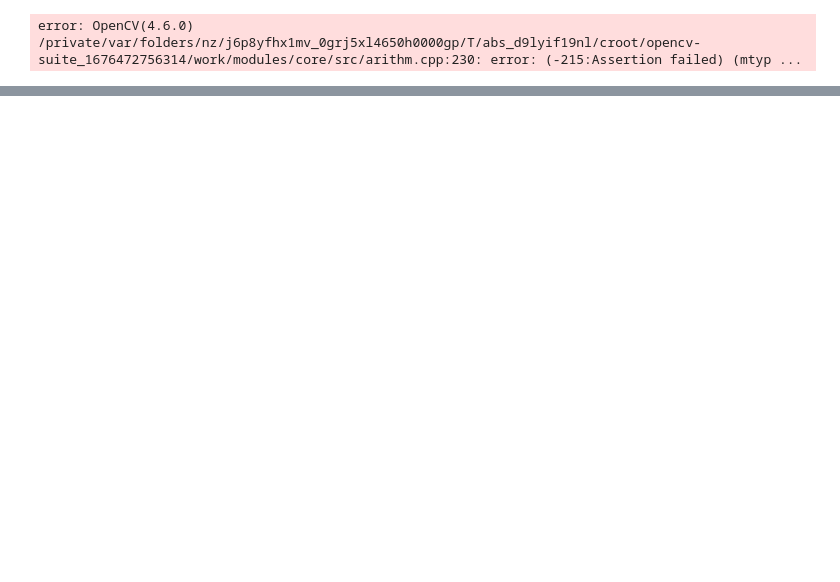
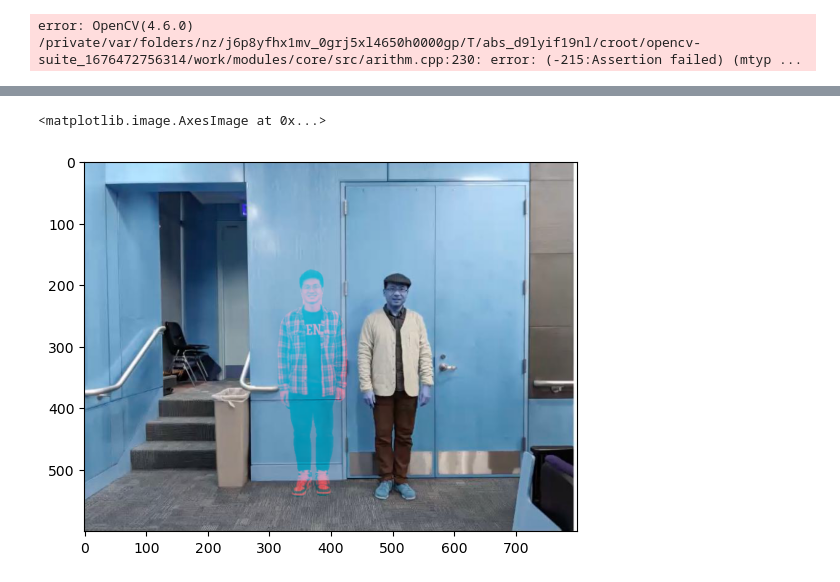
Before and after one commit to blu666/CIS5810_Final_Project, a Jupyter notebook: Draft.ipynb, the cells around one changed output, grey strips where cells are left out. Drawn from its saved outputs; the diff is of its cells as text; code cells hidden in the pictures; blank space fills up the shorter version.

```diff
--- a/Draft.ipynb
+++ b/Draft.ipynb
@@ -212,0 +268,2 @@ error: OpenCV(4.6.0) /private/var/folders/nz/j6p8yfhx1mv_0grj5xl4650h0000gp/T/ab
+# %%
+masks = np.load('tmp/mask.npy')
@@ -212,0 +281,12 @@ error: OpenCV(4.6.0) /private/var/folders/nz/j6p8yfhx1mv_0grj5xl4650h0000gp/T/ab
+# %%
+new_image = img2.copy()
+new_image[:,:,0][np.where(masks)] = (warped_img1[:,:,0][np.where(masks)]).flatten()
+new_image[:,:,1][np.where(masks)] = (warped_img1[:,:,1][np.where(masks)]).flatten()
+new_image[:,:,2][np.where(masks)] = (warped_img1[:,:,2][np.where(masks)]).flatten()
+# new_image[:,:,1] = masks * warped_img1[:,:,1]
+# new_image[:,:,2] = masks * warped_img1[:,:,2]
+new_image.reshape(600, 800, 3)
+plt.imshow(new_image)
+# %% [output]
+<matplotlib.image.AxesImage at 0x...>
+[figure, added]
```
Also changed, not shown: parts of 11 cells of this notebook, 6 other files.
